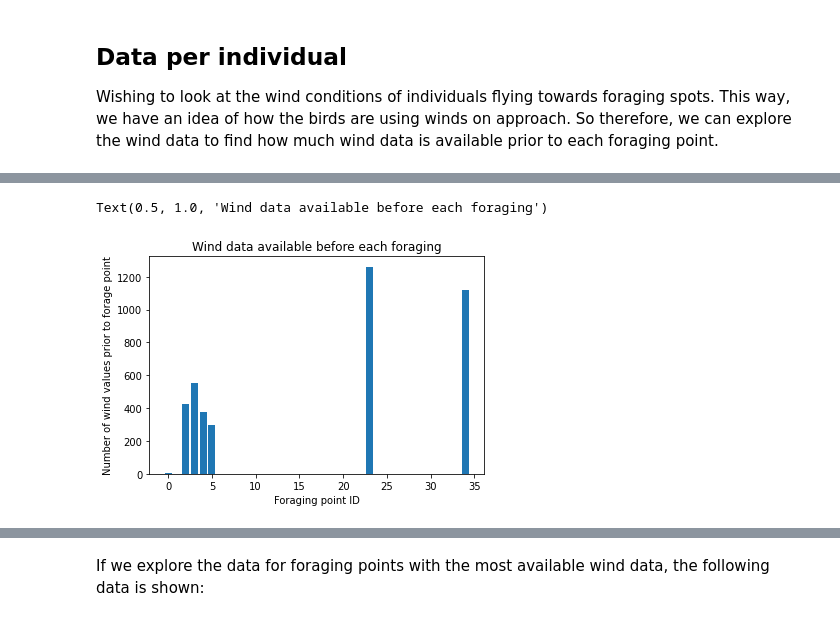
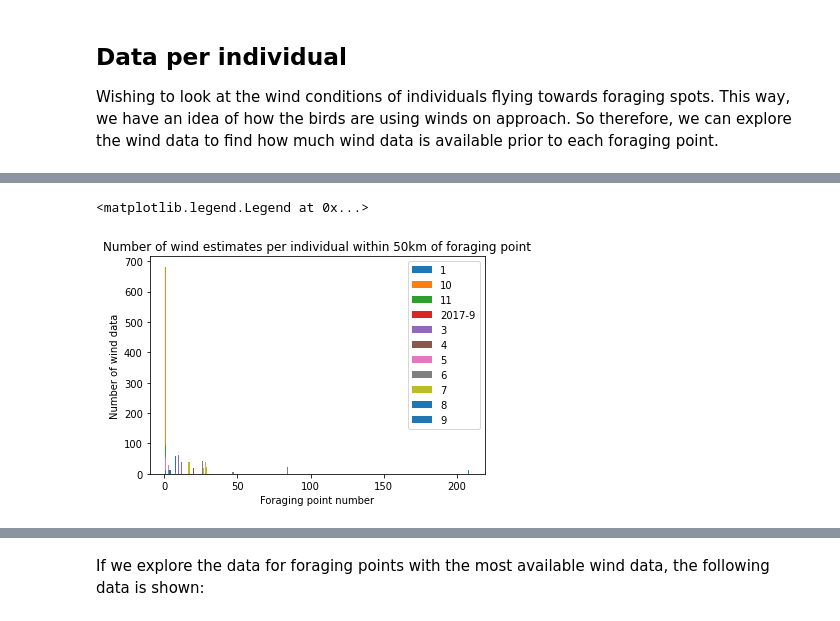
Before and after one commit to argrod/Olfactory, a Jupyter notebook: Python/WindAnalysis.ipynb, the cells around one changed output, grey strips where cells are left out. Cells and saved outputs as stored; diff of their text form; code cells hidden in the pictures.

```diff
--- a/Python/WindAnalysis.ipynb
+++ b/Python/WindAnalysis.ipynb
@@ -173,13 +141,20 @@ Text(0, 0.5, 'Lat')
 # %%
 # wind counts for each foraging point within 2 hours of next FP
-sub = wDat.loc[wDat[wDat['timeTo'] < 3600*2].index,:]
-groups = sub.groupby('forageNo')
-forWdat = pd.DataFrame(groups.size())
-forWdat['forageNo'] = forWdat.index
-plt.bar(forWdat['forageNo'],forWdat[0])
-plt.xlabel('Foraging point ID')
-plt.ylabel('Number of wind values prior to forage point')
-plt.title('Wind data available before each foraging')
+# sub = wDat.loc[wDat[wDat['timeTo'] < 3600*2].index,:]
+# groups = sub.groupby('forageNo')
+# forWdat = pd.DataFrame(groups.size())
+# forWdat['forageNo'] = forWdat.index
+# plt.bar(forWdat['forageNo'],forWdat[0])
+# plt.xlabel('Foraging point ID')
+# plt.ylabel('Number of wind values prior to forage point')
+# plt.title('Wind data available before each foraging')
+tmp50=[df.loc[df[df['distTo']<50].index,:].groupby('forageNo').size() for df in wDat]
+for t in tmp50:
+    plt.bar(t.index,t)
+plt.xlabel('Foraging point number')
+plt.ylabel('Number of wind data')
+plt.title("Number of wind estimates per individual within 50km of foraging point")
+plt.legend(np.unique(pd.concat(wDat)['ID']))
 # %% [output]
-Text(0.5, 1.0, 'Wind data available before each foraging')
+<matplotlib.legend.Legend at 0x...>
-[figure, old version]
+[figure, new version]
```
Also changed, not shown: parts of 9 cells of this notebook.
